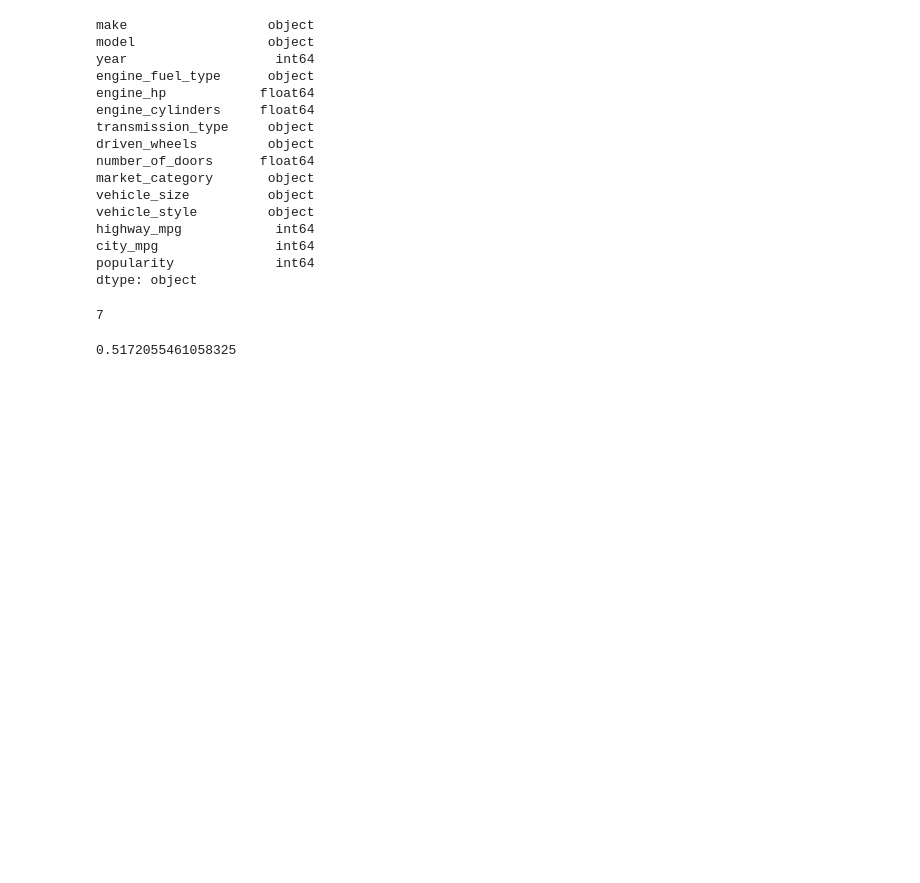
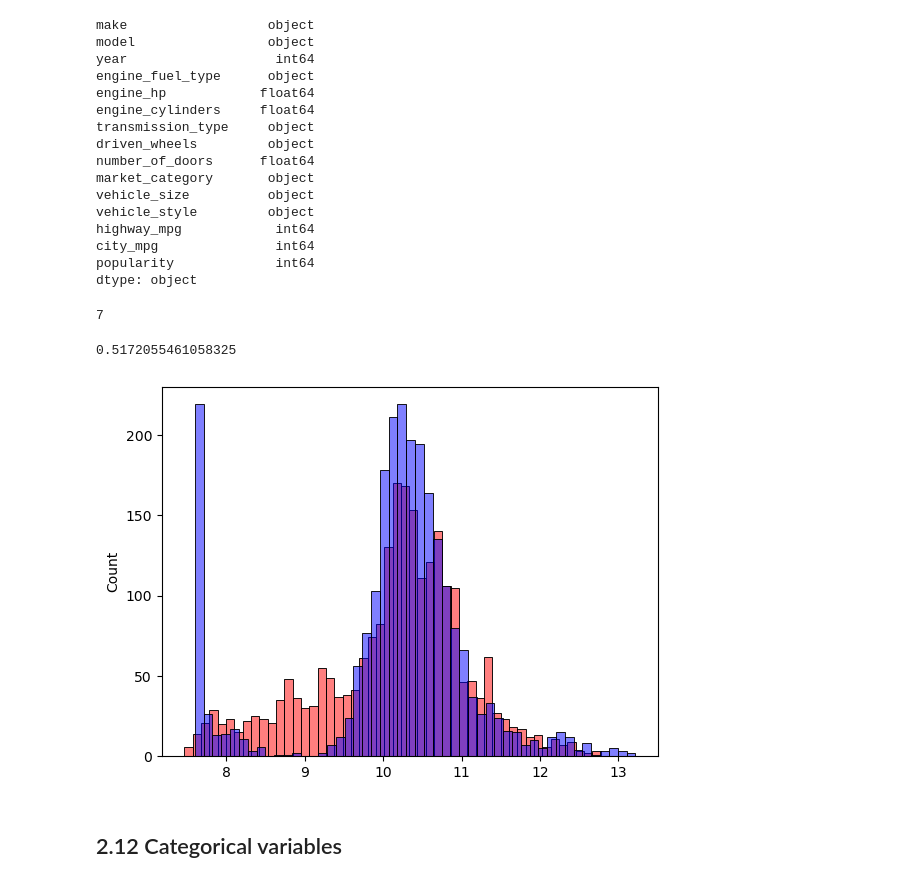
Before and after one commit to dusisarathchandra/ml-zoomcamp-2024, a Jupyter notebook: 02-regression/notebooks/02-notebook.ipynb, the cells around one changed output. Cells and saved outputs as stored; diff of their text form; code cells hidden in the pictures; blank space fills up the shorter version.

```diff
--- a/02-regression/notebooks/02-notebook.ipynb
+++ b/02-regression/notebooks/02-notebook.ipynb
@@ -713,3 +713,11 @@ rmse(y_val, y_pred)
 # %% [output]
 7
 0.5172055461058325
+# %%
+sns.histplot(y_pred, color='red', alpha=0.5, bins=50)
+sns.histplot(y_val, color='blue', alpha=0.5, bins=50)
+plt.show()
+# %% [output]
+[figure, added]
+# %% [markdown]
+## 2.12 Categorical variables
```
Also changed, not shown: parts of 16 cells of this notebook.
